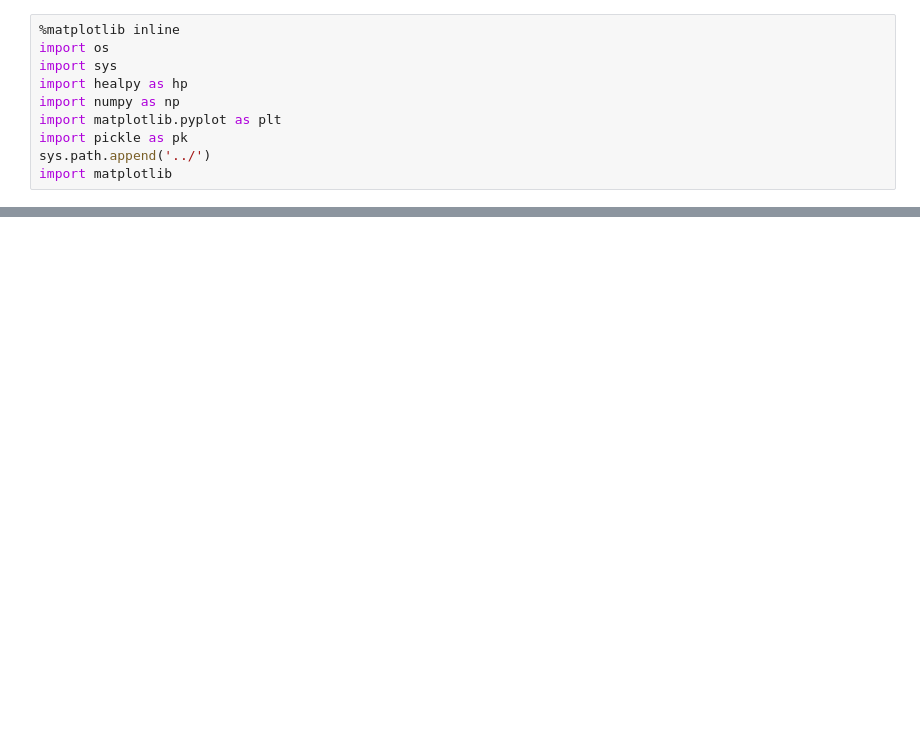
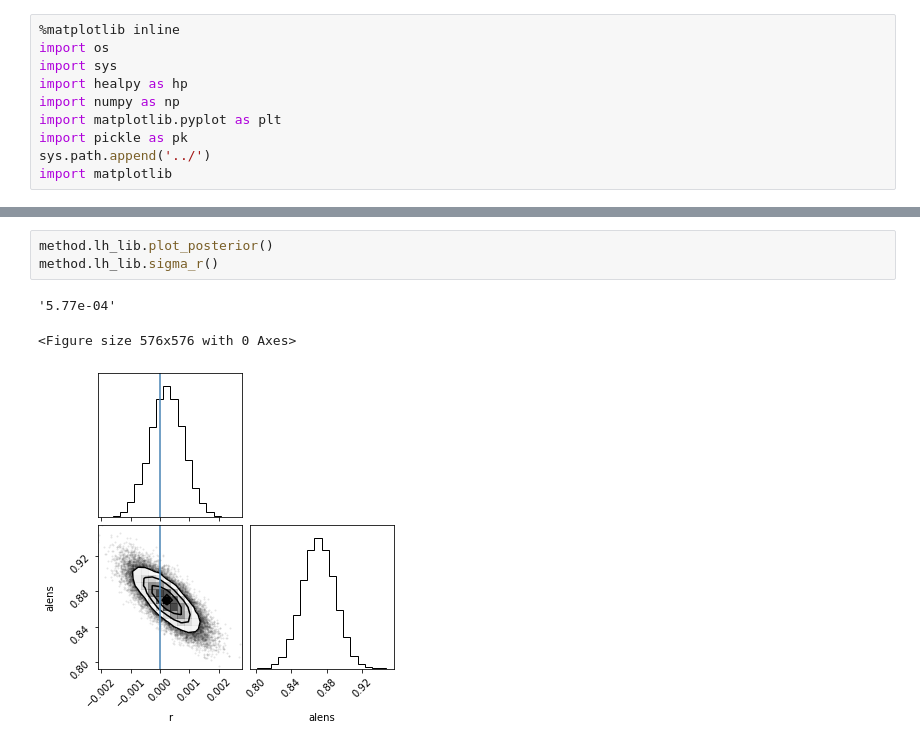
Before and after one commit to antolonappan/s4bird, a Jupyter notebook: Notebooks/Delensing.ipynb, the cells around one changed output, grey strips where cells are left out. Drawn from its saved outputs; the diff is of its cells as text; blank space fills up the shorter version.

```diff
--- a/Notebooks/Delensing.ipynb
+++ b/Notebooks/Delensing.ipynb
@@ -104,0 +30,7 @@ method.eff_lib.plot_spectrum_difference(700,savefig=True,filename='plots/spectra
+# %%
+method.lh_lib.plot_posterior()
+method.lh_lib.sigma_r()
+# %% [output]
+'5.77e-04'
+<Figure size 576x576 with 0 Axes>
+[figure, added]
```
Also changed, not shown: parts of 22 cells of this notebook, 10 other files.
